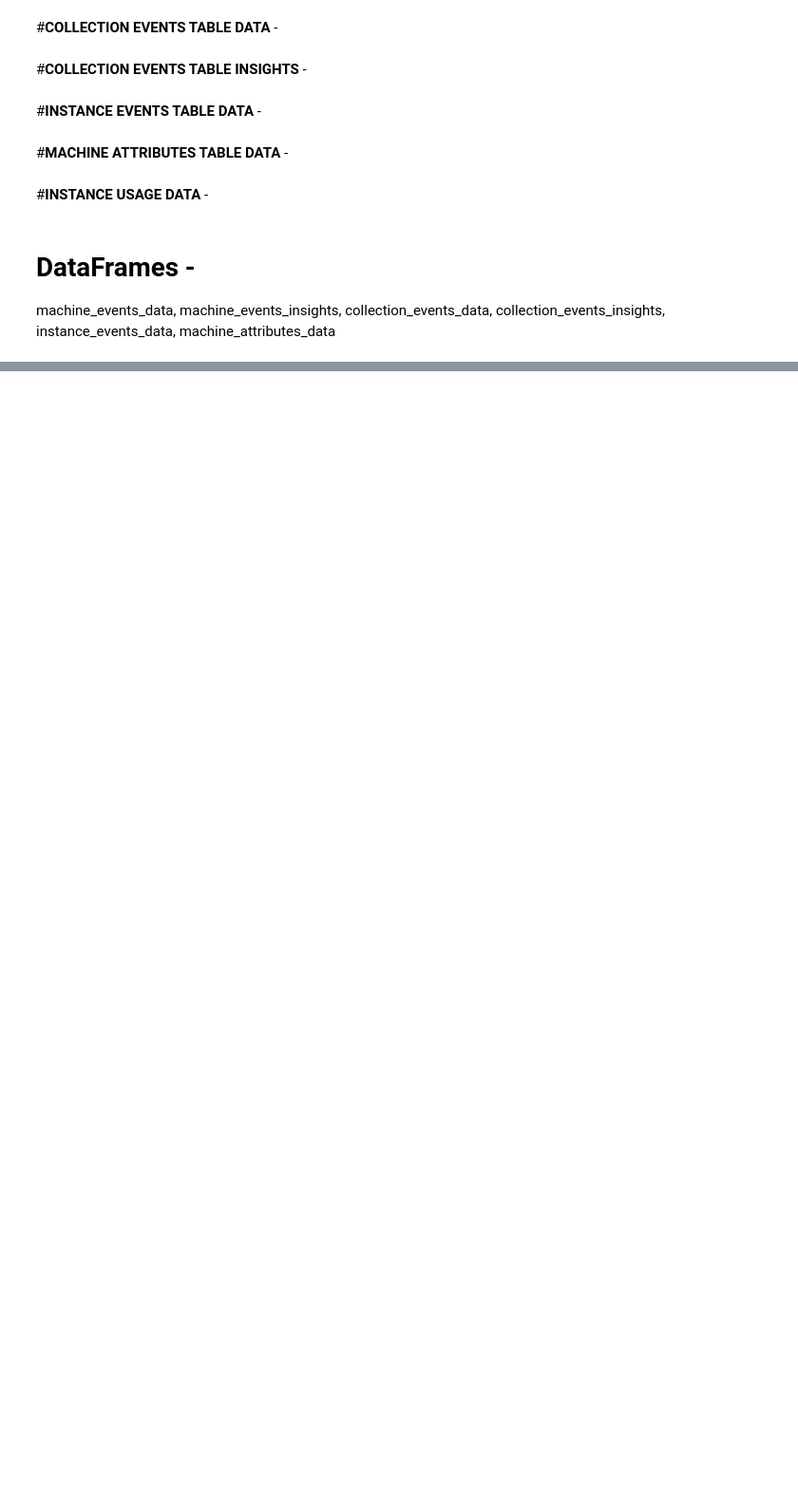
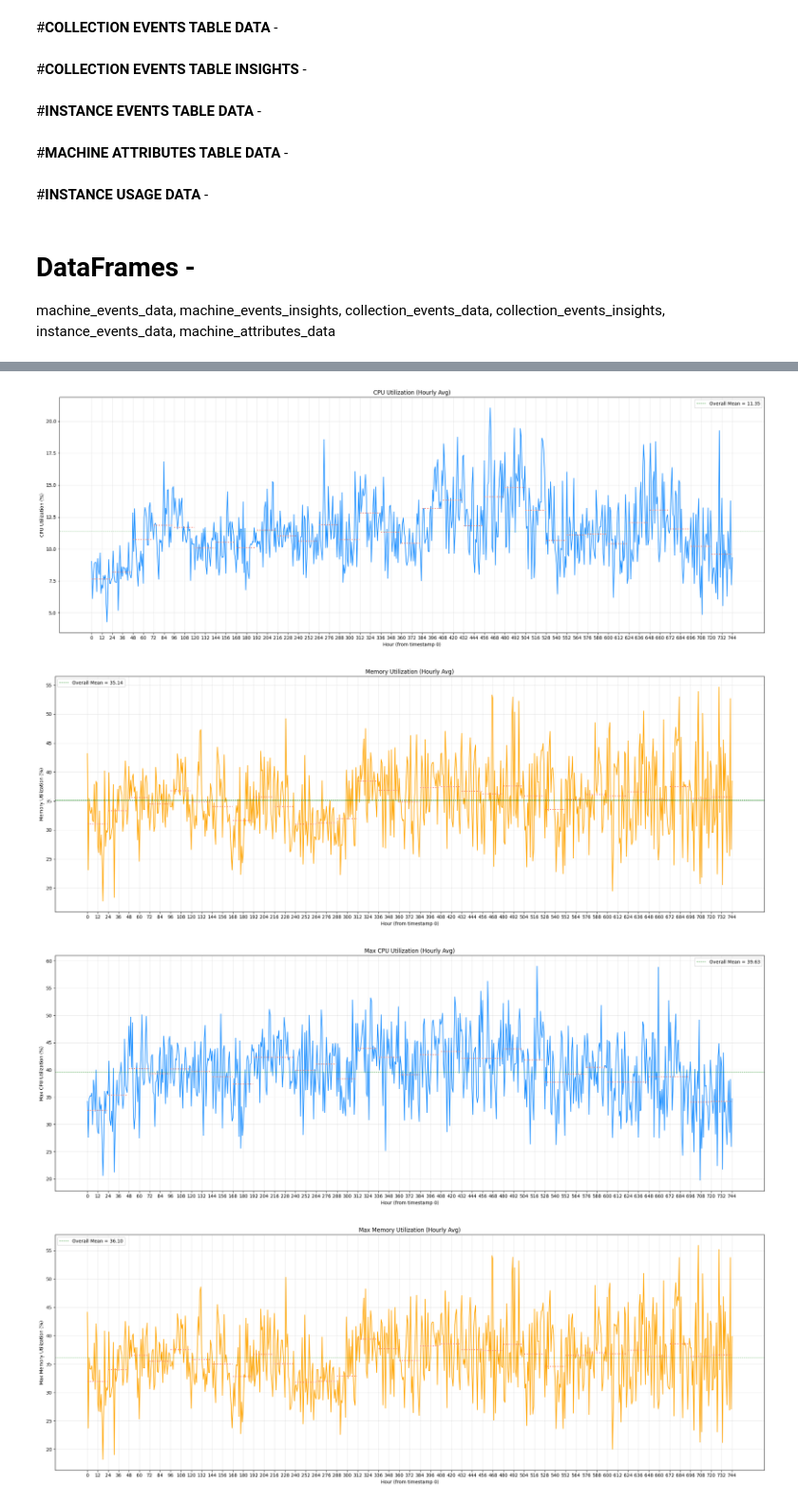
Before and after one commit to akshat-karwa/Cloud-Trace-Analysis, a Jupyter notebook: google_analysis.ipynb, the cells around one changed output, grey strips where cells are left out. Shown at 95% size. Cells and saved outputs as stored; diff of their text form; code cells hidden in the pictures; blank space fills up the shorter version.

```diff
--- a/google_analysis.ipynb
+++ b/google_analysis.ipynb
@@ -709,0 +198,14 @@ plot_cdfs(pick_quantiles_from_wide_dataframe(machine_util_dist, ['cpu_util_dist'
+# %%
+instance_data['start_hour'] = ((instance_data['start_time'] / (1000000)) // 3600).astype(int)
+instance_data['end_hour'] = ((instance_data['end_time'] / (1000000)) // 3600).astype(int)
+instance_data = instance_data.sort_values(by=['start_hour', 'end_hour'])
+instance_data = instance_data.dropna(subset=['start_hour', 'end_hour'])
+# %%
+instance_data['cpus_util_perc'] = (instance_data['cpus_util'] * 100) / instance_data['cpus_req']
+instance_data['mem_util_perc'] = (instance_data['mem_util'] * 100) / instance_data['mem_req']
+instance_data = instance_data[(instance_data['cpus_util_perc'] <= 100) & (instance_data['mem_util_perc'] <= 100)]
+
+instance_data['cpus_max_util_perc'] = (instance_data['cpus_max_util'] * 100) / instance_data['cpus_req']
+instance_data['mem_max_util_perc'] = (instance_data['mem_max_util'] * 100) / instance_data['mem_req']
+instance_data = instance_data[(instance_data['cpus_max_util_perc'] <= 100) & (instance_data['mem_max_util_perc'] <= 100)]
+instance_data
@@ -709,0 +247,6 @@ plot_cdfs(pick_quantiles_from_wide_dataframe(machine_util_dist, ['cpu_util_dist'
+# %%
+data_timeseries_util_plot = instance_data[['start_hour', 'end_hour', 'cpus_util_perc', 'mem_util_perc', 'cpus_max_util_perc', 'mem_max_util_perc']]
+data_timeseries_util_plot = (data_timeseries_util_plot.assign(hour=lambda df: df.apply(
+    lambda row: range(int(row['start_hour']), int(row['end_hour']) + 1), axis=1)).explode('hour'))
+
+data_timeseries_util_plot
@@ -709,0 +267,44 @@ plot_cdfs(pick_quantiles_from_wide_dataframe(machine_util_dist, ['cpu_util_dist'
+# %%
+# Calculating hourly averages
+hourly_avg = data_timeseries_util_plot.groupby('hour')[['cpus_util_perc', 'mem_util_perc', 'cpus_max_util_perc', 'mem_max_util_perc']].mean().reset_index()
+
+def plot_with_24h_means(data, col_name, color, ylabel, title):
+    plt.figure(figsize=(22, 8))
+    plt.plot(data['hour'], data[col_name], color=color, linewidth=1.5)
+    overall_mean = data[col_name].mean()
+    plt.axhline(y=overall_mean, color='green', linestyle='--', linewidth=0.8, label=f'Overall Mean = {overall_mean:.2f}')
+
+    max_hour = data['hour'].max()
+    for start in range(0, max_hour + 1, 24):
+        end = start + 24
+        block = data[(data['hour'] >= start) & (data['hour'] < end)]
+        if not block.empty:
+            block_mean = block[col_name].mean()
+            plt.hlines(y=block_mean, xmin=start, xmax=min(end - 1, max_hour), colors='salmon', linestyles='dotted', linewidth=2)
+
+    plt.title(title)
+    plt.xlabel('Hour (from timestamp 0)')
+    plt.ylabel(ylabel)
+    plt.xticks(ticks=np.arange(0, max_hour + 1, 12))
+    plt.grid(True, alpha=0.3)
+    plt.legend()
+    plt.tight_layout()
+    plt.savefig(f'Google_{col_name}_plot')
+    plt.show()
+
+# Plotting CPU Utilization
+plot_with_24h_means(data=hourly_avg, col_name='cpus_util_perc', color='dodgerblue', ylabel='CPU Utilization (%)', title='CPU Utilization (Hourly Avg)')
+
+# Plotting Memory Utilization
+plot_with_24h_means(data=hourly_avg, col_name='mem_util_perc', color='orange', ylabel='Memory Utilization (%)', title='Memory Utilization (Hourly Avg)')
+
+# Plotting Max CPU Utilization
+plot_with_24h_means(data=hourly_avg, col_name='cpus_max_util_perc', color='dodgerblue', ylabel='Max CPU Utilization (%)', title='Max CPU Utilization (Hourly Avg)')
+
+# Plotting Max Memory Utilization
+plot_with_24h_means(data=hourly_avg, col_name='mem_max_util_perc', color='orange', ylabel='Max Memory Utilization (%)', title='Max Memory Utilization (Hourly Avg)')
+# %% [output]
+[figure, added]
+[figure, added]
+[figure, added]
+[figure, added]
```
Also changed, not shown: parts of 47 cells of this notebook, 21 other files.
